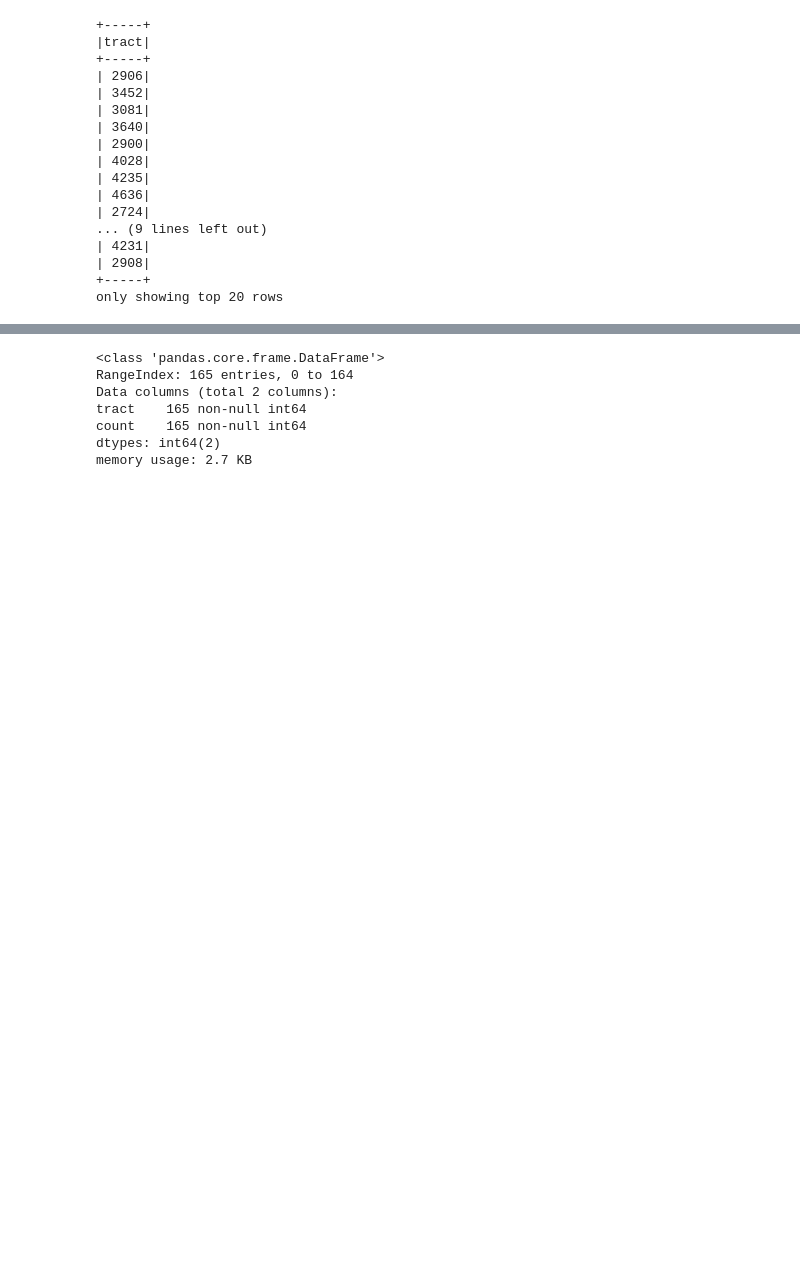
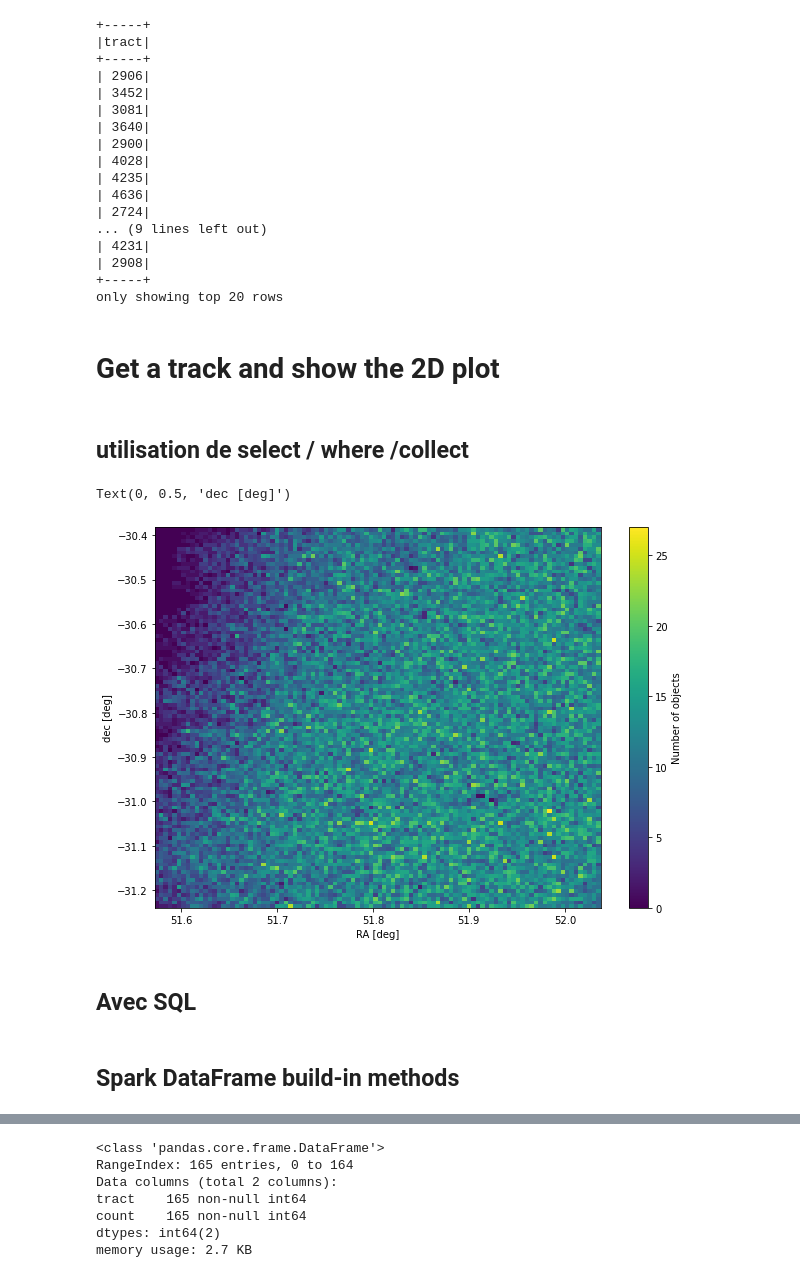
Before and after one commit to sylvielsstfr/MyDC2work, a Jupyter notebook: cluster-spark/ComputeClGal_Run2.2i_spark.ipynb, the cells around one changed output, grey strips where cells are left out. Drawn from its saved outputs; the diff is of its cells as text; code cells hidden in the pictures; blank space fills up the shorter version.

```diff
--- a/cluster-spark/ComputeClGal_Run2.2i_spark.ipynb
+++ b/cluster-spark/ComputeClGal_Run2.2i_spark.ipynb
@@ -261,3 +227,24 @@ df_gal.select('tract').distinct().show()
 | 2908|
 +-----+
 only showing top 20 rows
+# %% [markdown]
+# Get a track and show the 2D plot
+# %% [markdown]
+## utilisation de select / where /collect
+# %%
+mydata=df_gal.select('ra','dec').where('tract==4636').collect()
+# 'collect' return a list of [ra,dec]
+ra,dec=np.transpose(mydata)
+
+# Plot a 2D histogram of sources
+plt.figure(figsize=(10,7))
+plt.hist2d(ra,dec,100)
+#plt.gca().set_aspect('equal')
+plt.colorbar(label="Number of objects")
+plt.xlabel('RA [deg]')
+plt.ylabel('dec [deg]')
+# %% [output]
+Text(0, 0.5, 'dec [deg]')
+[figure, added]
+# %% [markdown]
+## Avec SQL
@@ -263,0 +272,2 @@ only showing top 20 rows
+# %% [markdown]
+## Spark DataFrame build-in methods
```
Also changed, not shown: parts of 54 cells of this notebook.
